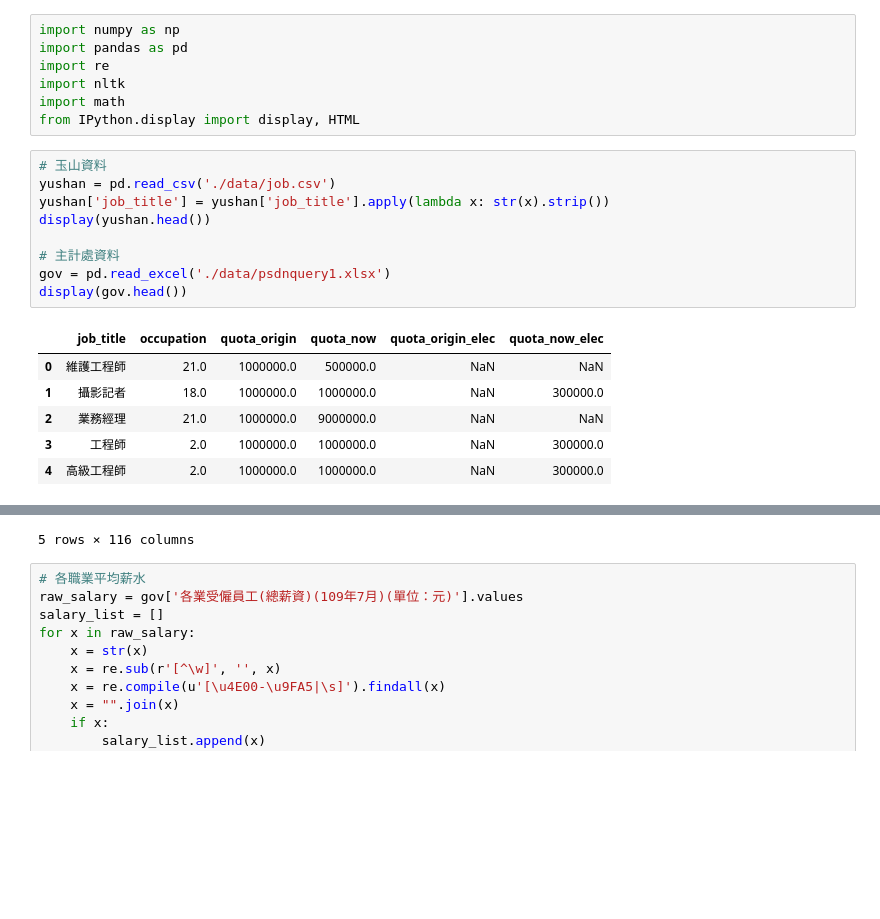
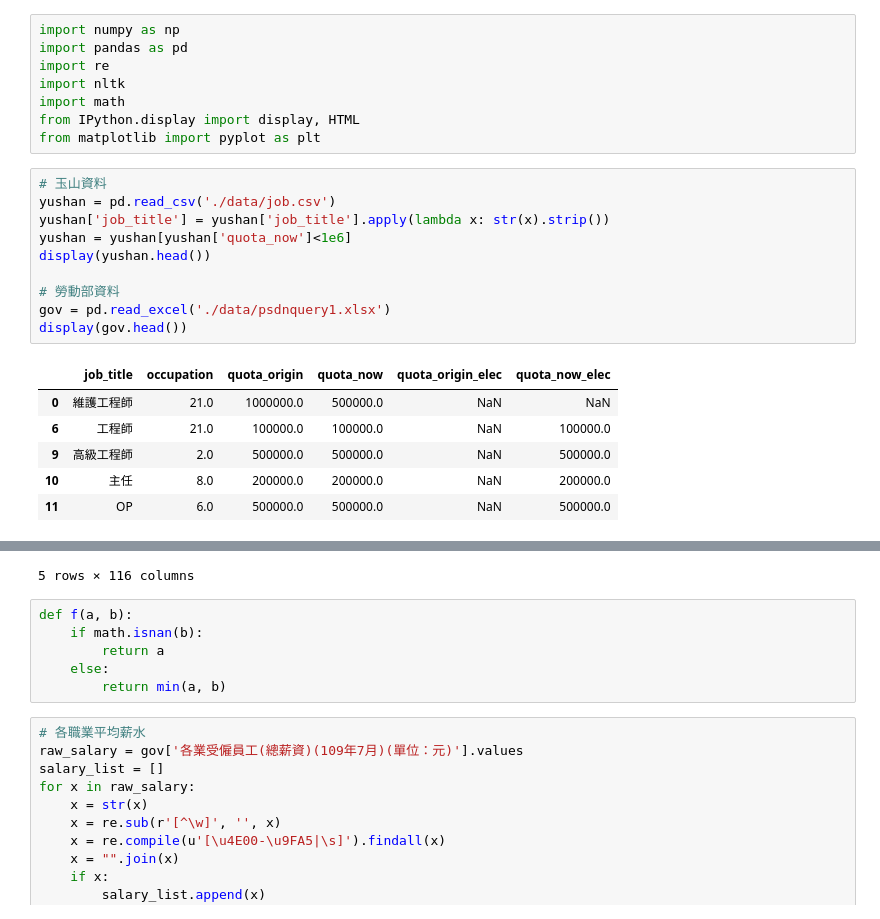
Before and after one commit to jackh1995/fintech, a Jupyter notebook: job.ipynb, the cells around one changed output, grey strips where cells are left out. Drawn from its saved outputs; the diff is of its cells as text; blank space fills up the shorter version.

```diff
--- a/job.ipynb
+++ b/job.ipynb
@@ -5,22 +5,24 @@ import re
 import nltk
 import math
 from IPython.display import display, HTML
+from matplotlib import pyplot as plt
 # %%
 # 玉山資料
 yushan = pd.read_csv('./data/job.csv')
 yushan['job_title'] = yushan['job_title'].apply(lambda x: str(x).strip())
+yushan = yushan[yushan['quota_now']<1e6]
 display(yushan.head())
 
-# 主計處資料
+# 勞動部資料
 gov = pd.read_excel('./data/psdnquery1.xlsx')
 display(gov.head())
 # %% [output]
 |  | job_title | occupation | quota_origin | quota_now | quota_origin_elec | quota_now_elec |
 | 0 | 維護工程師 | 21.0 | 1000000.0 | 500000.0 | NaN | NaN |
-| 1 | 攝影記者 | 18.0 | 1000000.0 | 1000000.0 | NaN | 300000.0 |
-| 2 | 業務經理 | 21.0 | 1000000.0 | 9000000.0 | NaN | NaN |
-| 3 | 工程師 | 2.0 | 1000000.0 | 1000000.0 | NaN | 300000.0 |
-| 4 | 高級工程師 | 2.0 | 1000000.0 | 1000000.0 | NaN | 300000.0 |
+| 6 | 工程師 | 21.0 | 100000.0 | 100000.0 | NaN | 100000.0 |
+| 9 | 高級工程師 | 2.0 | 500000.0 | 500000.0 | NaN | 500000.0 |
+| 10 | 主任 | 8.0 | 200000.0 | 200000.0 | NaN | 200000.0 |
+| 11 | OP | 6.0 | 500000.0 | 500000.0 | NaN | 500000.0 |
 |  | 各業受僱員工(總薪資)(109年7月)(單位：元) | Unnamed: 1 | Unnamed: 2 | Unnamed: 3 | Unnamed: 4 | Unnamed: 5 | Unnamed: 6 | ... |
 | 0 | NaN | 工業及服務業 | 工業 | 礦業及土石採取業 | 石油及天然氣礦業 | 砂、石採取及其他礦業 | 製造業 | ... |
 | 1 | NaN | 總薪資 | 總薪資 | 總薪資 | 總薪資 | 總薪資 | 總薪資 | ... |
@@ -28,6 +30,12 @@ display(gov.head())
 | 3 | (100000)主管及監督人員 | 105,985 | 128,276 | 205,785 | 388,688 | 89,800 | 129,663 | ... |
 | 4 | (112000)高階主管(總經理及總執行長) | 212,514 | 261,443 | 193,432 | 372,613 | 85,923 | 271,264 | ... |
 5 rows × 116 columns
+# %%
+def f(a, b):
+    if math.isnan(b):
+        return a
+    else:
+        return min(a, b)
 # %%
 # 各職業平均薪水
 raw_salary = gov['各業受僱員工(總薪資)(109年7月)(單位：元)'].values
```
Also changed, not shown: parts of 13 cells of this notebook, 1 other file.
